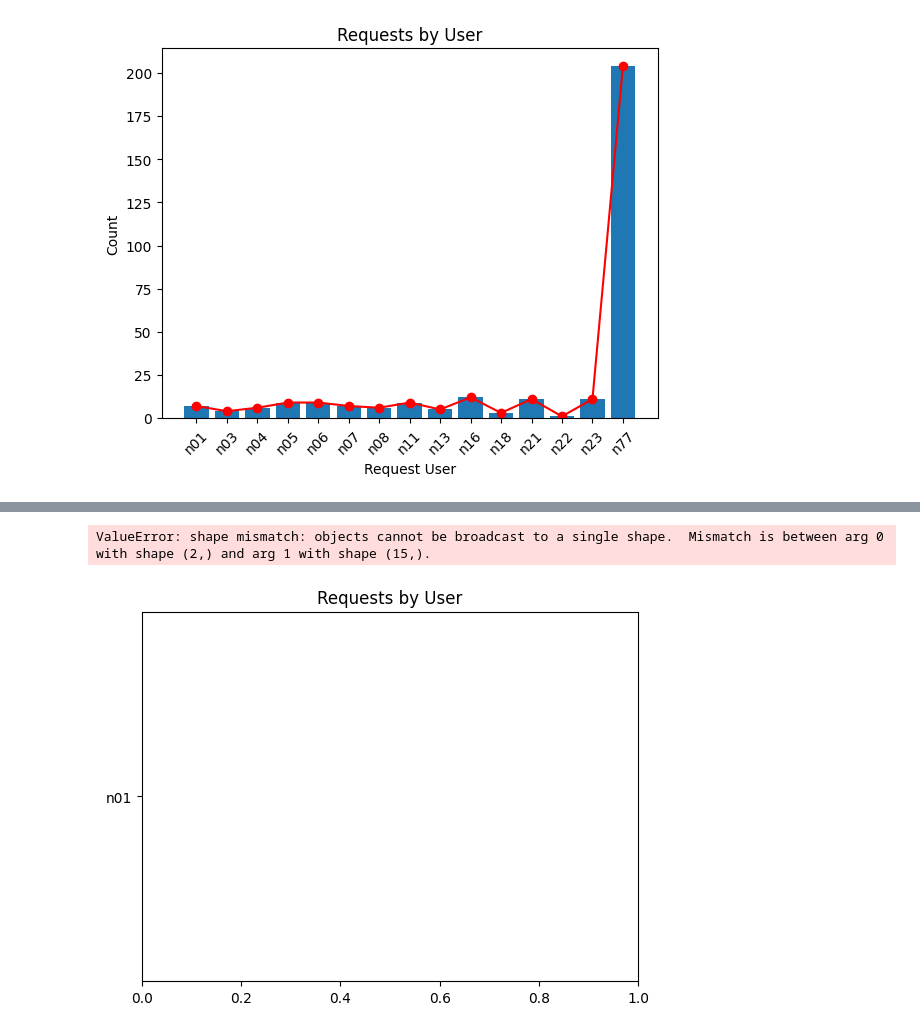
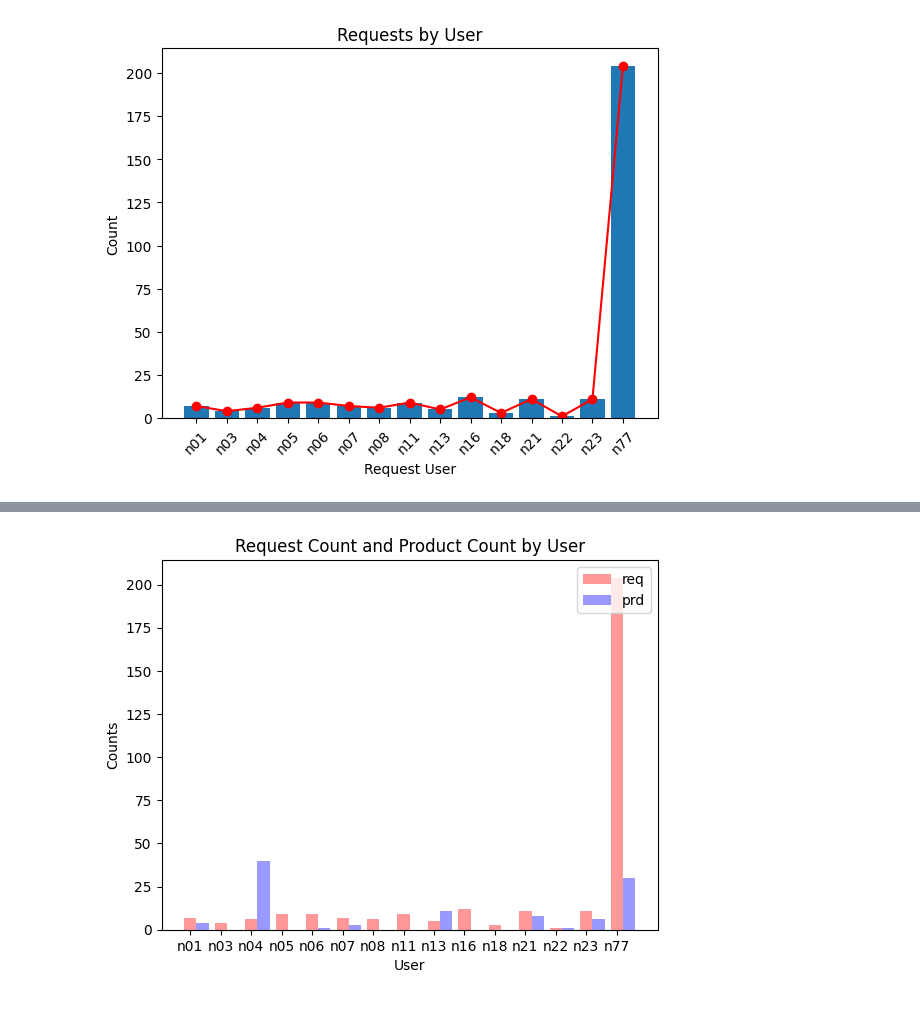
Before and after one commit to j25ng/stdash, a Jupyter notebook: note/CNN.ipynb, the cells around one changed output, grey strips where cells are left out. Drawn from its saved outputs; the diff is of its cells as text; code cells hidden in the pictures.

Commit message:
count user

```diff
--- a/note/CNN.ipynb
+++ b/note/CNN.ipynb
@@ -57,3 +57,13 @@ plt.xticks(rotation = 45)
 plt.show()
 # %% [output]
 [figure]
+# %%
+req_cnt = df.groupby('request_user').size().reset_index(name='req_cnt')
+req_cnt.set_index('request_user', inplace=True)
+req_cnt.rename_axis('user', inplace=True)
+prd_cnt = df.groupby('prediction_model').size().reset_index(name='prd_cnt')
+prd_cnt.set_index('prediction_model', inplace=True)
+prd_cnt.rename_axis('user', inplace=True)
+
+merge_df = req_cnt.join(prd_cnt, how='left')
+merge_df
@@ -60,16 +88,33 @@ plt.show()
 # %%
-index = np.arange(2)
-bar_width = 0.5
+#index = np.arange(2)
+#bar_width = 0.5
 
-model = df.groupby('prediction_model').size()
-
-plt.title('Requests by User')
-plt.bar(index, user.index, user.values, color='b')
-plt.bar(index+bar_width, model.index, model.values, color='r')
-plt.xlabel('prediction_model')  # x축 레이블
-plt.ylabel('Count')  # y축 레이블
-plt.xticks(rotation = 90)
-plt.show()
+#plt.title('Requests by User')
+#plt.bar(index, user.index, user.values, color='b')
+#plt.bar(index+bar_width, model.index, model.values, color='r')
+#plt.xlabel('prediction_model')  # x축 레이블
+#plt.ylabel('Count')  # y축 레이블
+#plt.xticks(rotation = 90)
+#plt.show()
-# %% [output]
-ValueError: shape mismatch: objects cannot be broadcast to a single shape.  Mismatch is between arg 0 with shape (2,) and arg 1 with shape (15,).
-[figure, removed]
+# %%
+#plt.title('Requests by User')
+#plt.bar(user.index, user.values)
+#plt.plot(user.index, user.values, marker='o', color='r')
+#plt.xlabel('Request User')  # x축 레이블
+#plt.ylabel('Count')  # y축 레이블
+#plt.xticks(rotation = 45)
+#plt.show()
+
+index = np.arange(len(merge_df.index))
+bar_width = 0.4
+b1 = plt.bar(index, merge_df['req_cnt'], bar_width, alpha=0.4, color='red', label='req')
+b2 = plt.bar(index + bar_width, merge_df['prd_cnt'], bar_width, alpha=0.4, color='blue', label='prd')
+
+plt.xlabel('User')
+plt.ylabel('Counts')
+plt.title('Request Count and Product Count by User')
+plt.xticks(index, merge_df.index)
+plt.legend()
+plt.show()
+# %% [output]
+[figure, added]
```
Also changed, not shown: parts of 4 cells of this notebook, 4 other files.
